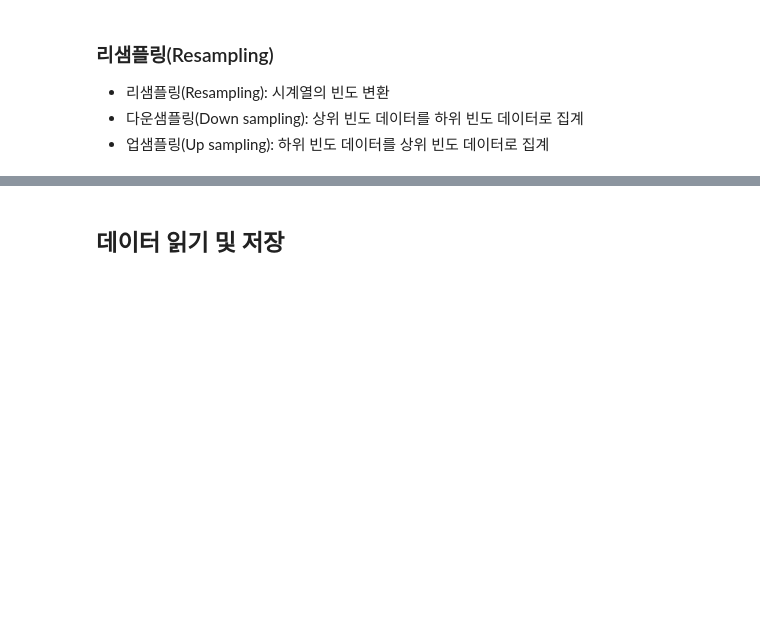
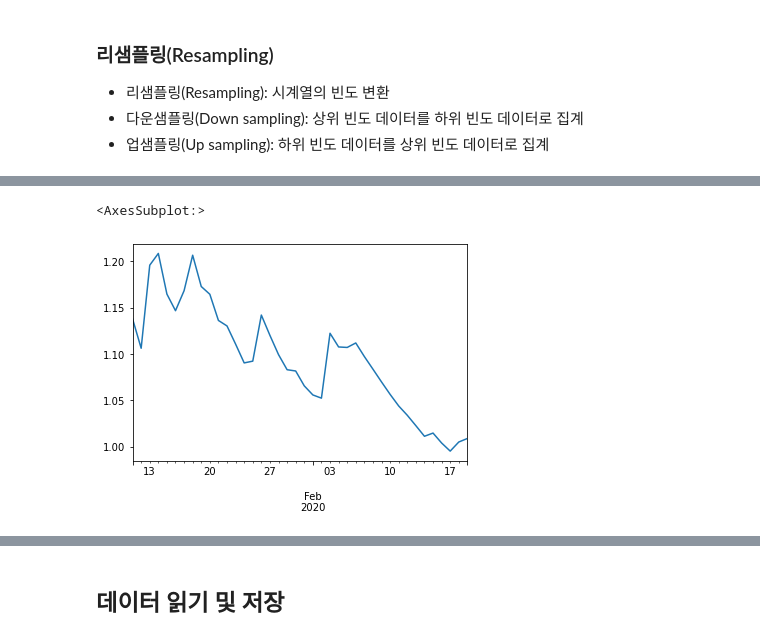
Before and after one commit to dataexpert-moon/Data-Analysis_Contents, a Jupyter notebook: _Pandas_한번에_제대로_배우기.ipynb, the cells around one changed output, grey strips where cells are left out. Drawn from its saved outputs; the diff is of its cells as text; code cells hidden in the pictures; blank space fills up the shorter version.

```diff
--- a/_Pandas_한번에_제대로_배우기.ipynb
+++ b/_Pandas_한번에_제대로_배우기.ipynb
@@ -2696,0 +4221,5 @@ df.groupby('c1').apply(top)
+# %%
+df.c1.rolling(60, min_periods=10).std()[10:50].plot() #일부분만 보기
+# %% [output]
+<AxesSubplot:>
+[figure, added]
```
Also changed, not shown: parts of 265 cells of this notebook.
